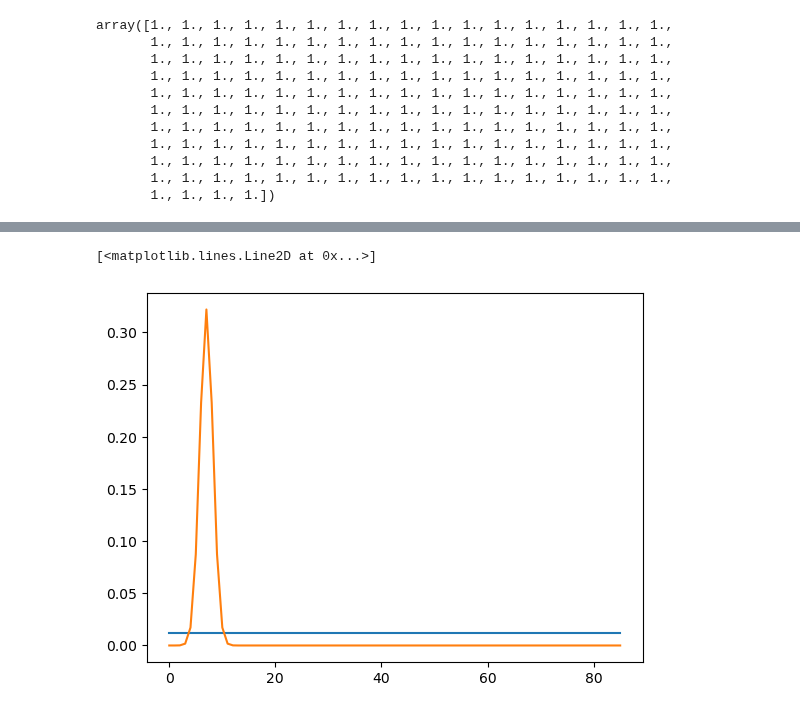
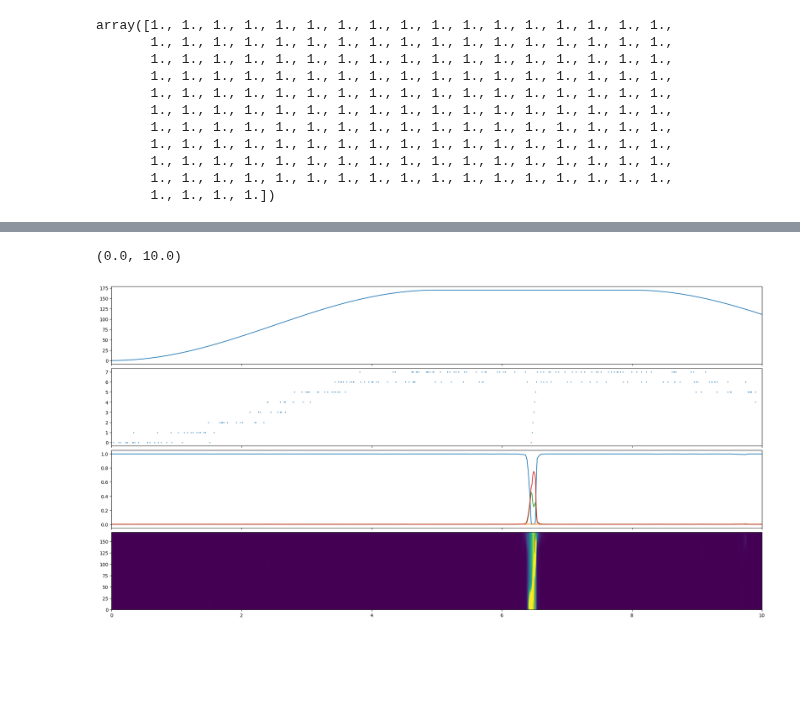
Before and after one commit to edeno/test_hmm, a Jupyter notebook: notebooks/replay_id2.ipynb, the cells around one changed output, grey strips where cells are left out. Saved outputs shown, nothing was run; the diff lists cells and outputs as text; code cells hidden in the pictures; blank space fills up the shorter version.

```diff
--- a/notebooks/replay_id2.ipynb
+++ b/notebooks/replay_id2.ipynb
@@ -201,7 +210,11 @@ plt.xlim((0, 50))
-# %%
-ind = 95
-plt.plot(continuous_state_transitions[ind, 2:88])
-plt.plot(continuous_state_transitions[ind, -86:])
-# %% [output]
-[<matplotlib.lines.Line2D at 0x...>]
-[figure, removed]
+# %%
+fig, axes = plt.subplots(4, 1, sharex=True, constrained_layout=True, figsize=(20, 10))
+axes[0].plot(time, position)
+spike_time_ind, neuron_ind = np.nonzero(spikes)
+axes[1].scatter(time[spike_time_ind], neuron_ind, s=1)
+axes[2].plot(time, state_probabilities)
+axes[3].pcolormesh(t, x, position_decode.T, vmin=0.0, vmax=0.01)
+plt.xlim((0, 10))
+# %% [output]
+(0.0, 10.0)
+[figure, added]
```
Also changed, not shown: parts of 14 cells of this notebook.
